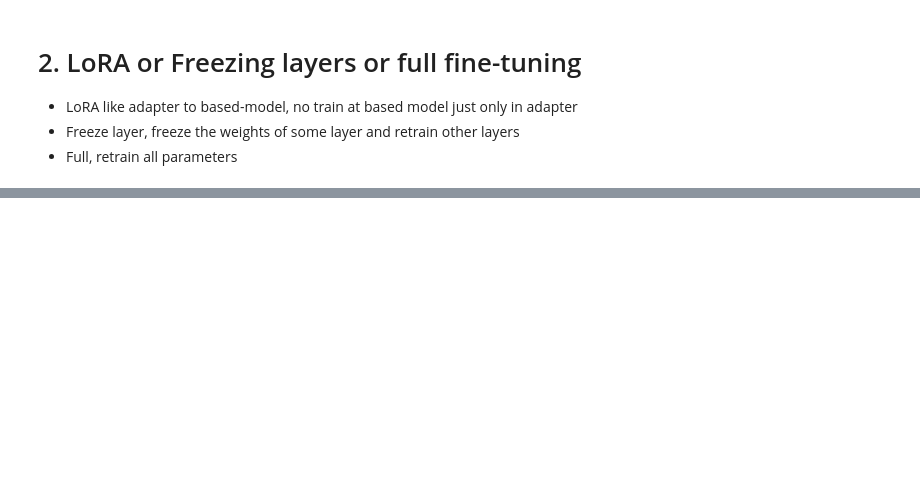
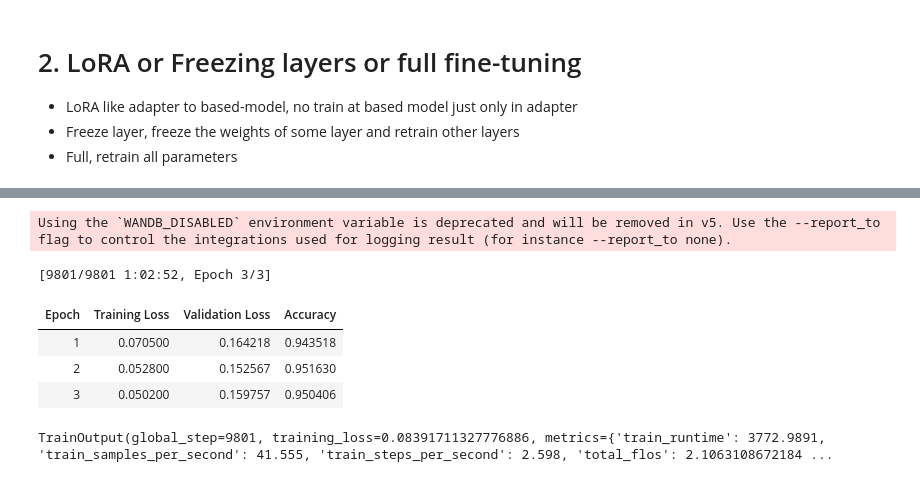
Before and after one commit to Sirapop12345/sp, a Jupyter notebook: Testing Fine-tuning & Data Preparation.ipynb, the cells around one changed output, grey strips where cells are left out. Saved outputs shown, nothing was run; the diff lists cells and outputs as text; code cells hidden in the pictures; blank space fills up the shorter version.

```diff
--- a/Testing Fine-tuning & Data Preparation.ipynb
+++ b/Testing Fine-tuning & Data Preparation.ipynb
@@ -1598,4 +1630,4 @@ X.head()'''
 # %%
-'''X_train, X_valid_test, y_train, y_valid_test = train_test_split(X, Y, test_size = 0.2, random_state = 192024,stratify = Y)
+X_train, X_valid_test, y_train, y_valid_test = train_test_split(X, Y, test_size = 0.2, random_state = 1234,stratify = Y)
 print('training set = {} records, test_vali set= {} records'.format(X_train.shape[0],X_valid_test.shape[0]))
-print('training set = {} records, test_vali set= {} records'.format(y_train.shape[0],y_valid_test.shape[0]))'''
+print('training set = {} records, test_vali set= {} records'.format(y_train.shape[0],y_valid_test.shape[0]))
@@ -1605,0 +1646,5 @@ print('validation set = {} records, test set= {} records'.format(y_valid.shape[0
+# %%
+from transformers import AutoModelForSequenceClassification, TrainingArguments, Trainer,AutoTokenizer
+
+model = AutoModelForSequenceClassification.from_pretrained("distilbert-base-uncased", num_labels=2)
+tokenizer = AutoTokenizer.from_pretrained("distilbert-base-uncased")
@@ -1605,0 +1712,43 @@ print('validation set = {} records, test set= {} records'.format(y_valid.shape[0
+# %%
+from transformers import AdamW,EarlyStoppingCallback,TrainerCallback,get_linear_schedule_with_warmup
+
+from peft import LoraConfig, TaskType
+
+lora_config = LoraConfig(task_type=TaskType.SEQ_CLS, r=1, lora_alpha=1, lora_dropout=0.1,target_modules=["q_lin", "v_lin"])
+
+from peft import get_peft_model
+model = get_peft_model(model, lora_config)
+
+training_args = TrainingArguments(
+    eval_strategy="epoch",
+    output_dir="./results",
+    learning_rate=2e-5,
+    per_device_train_batch_size=16,
+    per_device_eval_batch_size=16,
+    num_train_epochs=3,
+    weight_decay=0.01,
+    logging_dir='./logs',
+    save_strategy="steps",
+    save_steps = 1000,
+)
+
+# Initialize Trainer
+trainer = Trainer(
+    model=model,
+    args=training_args,
+    train_dataset=train_dataset,
+    eval_dataset=val_dataset,
+    tokenizer = tokenizer,
+    compute_metrics=compute_metrics,
+)
+
+# Fine-tune the model
+trainer.train()
+# %% [output]
+Using the `WANDB_DISABLED` environment variable is deprecated and will be removed in v5. Use the --report_to flag to control the integrations used for logging result (for instance --report_to none).
+[9801/9801 1:02:52, Epoch 3/3]
+| Epoch | Training Loss | Validation Loss | Accuracy |
+| 1 | 0.070500 | 0.164218 | 0.943518 |
+| 2 | 0.052800 | 0.152567 | 0.951630 |
+| 3 | 0.050200 | 0.159757 | 0.950406 |
+TrainOutput(global_step=9801, training_loss=0.08391711327776886, metrics={'train_runtime': 3772.9891, 'train_samples_per_second': 41.555, 'train_steps_per_second': 2.598, 'total_flos': 2.1063108672184 ...
```
Also changed, not shown: parts of 35 cells of this notebook.
